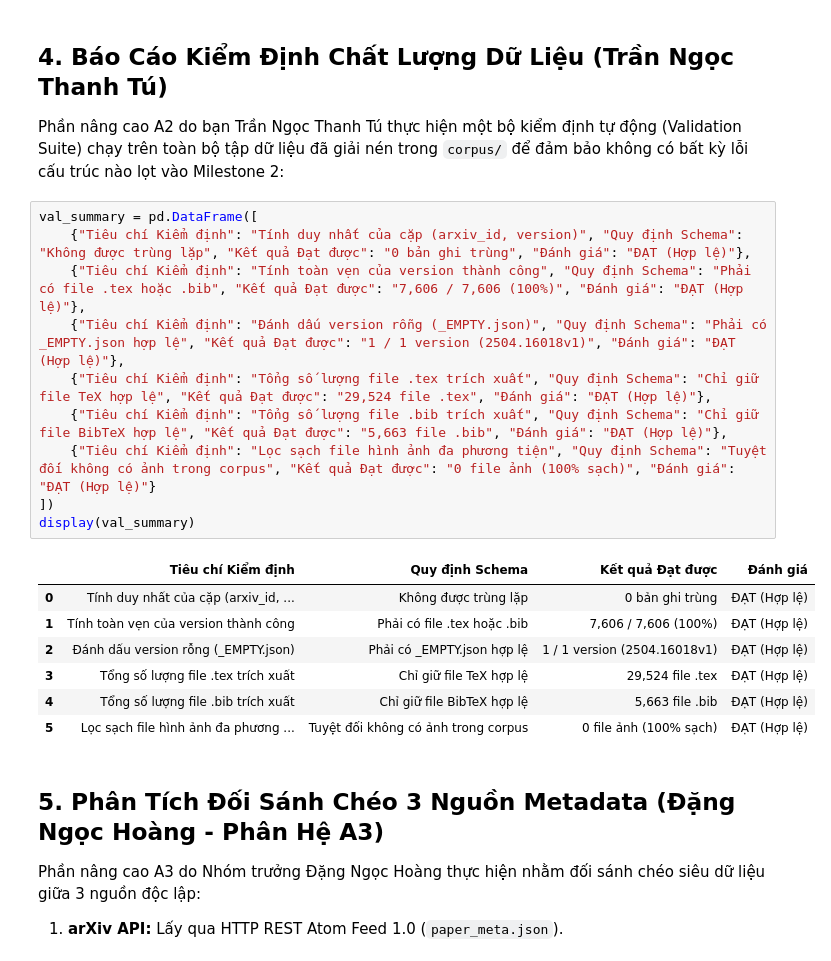
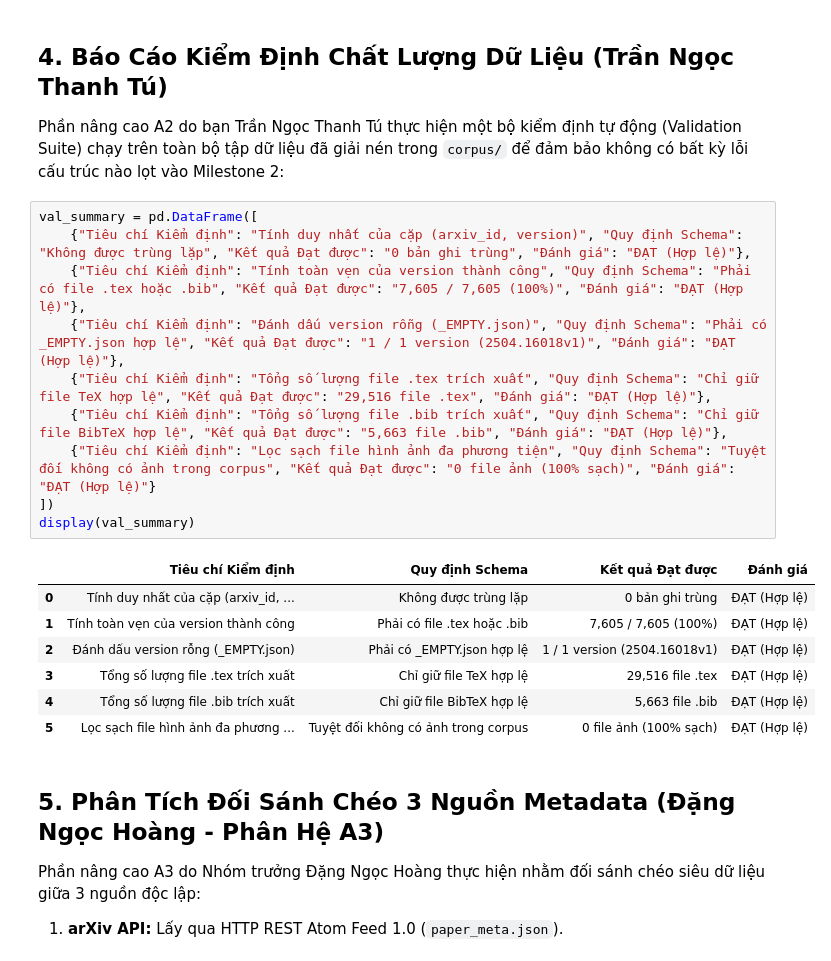
Before and after one commit to introds-arxiv-book/introds-arxiv-book, a Jupyter notebook: milestone1/03-performance.ipynb, the cells around one changed output. Drawn from its saved outputs; the diff is of its cells as text.

```diff
--- a/milestone1/03-performance.ipynb
+++ b/milestone1/03-performance.ipynb
@@ -176,19 +176,19 @@ Phần nâng cao A2 do bạn Trần Ngọc Thanh Tú thực hiện một bộ ki
 # %%
 val_summary = pd.DataFrame([
     {"Tiêu chí Kiểm định": "Tính duy nhất của cặp (arxiv_id, version)", "Quy định Schema": "Không được trùng lặp", "Kết quả Đạt được": "0 bản ghi trùng", "Đánh giá": "ĐẠT (Hợp lệ)"},
-    {"Tiêu chí Kiểm định": "Tính toàn vẹn của version thành công", "Quy định Schema": "Phải có file .tex hoặc .bib", "Kết quả Đạt được": "7,606 / 7,606 (100%)", "Đánh giá": "ĐẠT (Hợp lệ)"},
+    {"Tiêu chí Kiểm định": "Tính toàn vẹn của version thành công", "Quy định Schema": "Phải có file .tex hoặc .bib", "Kết quả Đạt được": "7,605 / 7,605 (100%)", "Đánh giá": "ĐẠT (Hợp lệ)"},
     {"Tiêu chí Kiểm định": "Đánh dấu version rỗng (_EMPTY.json)", "Quy định Schema": "Phải có _EMPTY.json hợp lệ", "Kết quả Đạt được": "1 / 1 version (2504.16018v1)", "Đánh giá": "ĐẠT (Hợp lệ)"},
-    {"Tiêu chí Kiểm định": "Tổng số lượng file .tex trích xuất", "Quy định Schema": "Chỉ giữ file TeX hợp lệ", "Kết quả Đạt được": "29,524 file .tex", "Đánh giá": "ĐẠT (Hợp lệ)"},
+    {"Tiêu chí Kiểm định": "Tổng số lượng file .tex trích xuất", "Quy định Schema": "Chỉ giữ file TeX hợp lệ", "Kết quả Đạt được": "29,516 file .tex", "Đánh giá": "ĐẠT (Hợp lệ)"},
     {"Tiêu chí Kiểm định": "Tổng số lượng file .bib trích xuất", "Quy định Schema": "Chỉ giữ file BibTeX hợp lệ", "Kết quả Đạt được": "5,663 file .bib", "Đánh giá": "ĐẠT (Hợp lệ)"},
     {"Tiêu chí Kiểm định": "Lọc sạch file hình ảnh đa phương tiện", "Quy định Schema": "Tuyệt đối không có ảnh trong corpus", "Kết quả Đạt được": "0 file ảnh (100% sạch)", "Đánh giá": "ĐẠT (Hợp lệ)"}
 ])
 display(val_summary)
 # %% [output]
 |  | Tiêu chí Kiểm định | Quy định Schema | Kết quả Đạt được | Đánh giá |
 | 0 | Tính duy nhất của cặp (arxiv_id, ... | Không được trùng lặp | 0 bản ghi trùng | ĐẠT (Hợp lệ) |
-| 1 | Tính toàn vẹn của version thành công | Phải có file .tex hoặc .bib | 7,606 / 7,606 (100%) | ĐẠT (Hợp lệ) |
+| 1 | Tính toàn vẹn của version thành công | Phải có file .tex hoặc .bib | 7,605 / 7,605 (100%) | ĐẠT (Hợp lệ) |
 | 2 | Đánh dấu version rỗng (_EMPTY.json) | Phải có _EMPTY.json hợp lệ | 1 / 1 version (2504.16018v1) | ĐẠT (Hợp lệ) |
-| 3 | Tổng số lượng file .tex trích xuất | Chỉ giữ file TeX hợp lệ | 29,524 file .tex | ĐẠT (Hợp lệ) |
+| 3 | Tổng số lượng file .tex trích xuất | Chỉ giữ file TeX hợp lệ | 29,516 file .tex | ĐẠT (Hợp lệ) |
 | 4 | Tổng số lượng file .bib trích xuất | Chỉ giữ file BibTeX hợp lệ | 5,663 file .bib | ĐẠT (Hợp lệ) |
 | 5 | Lọc sạch file hình ảnh đa phương ... | Tuyệt đối không có ảnh trong corpus | 0 file ảnh (100% sạch) | ĐẠT (Hợp lệ) |
 # %% [markdown]
```
Also changed, not shown: 3 other files.
